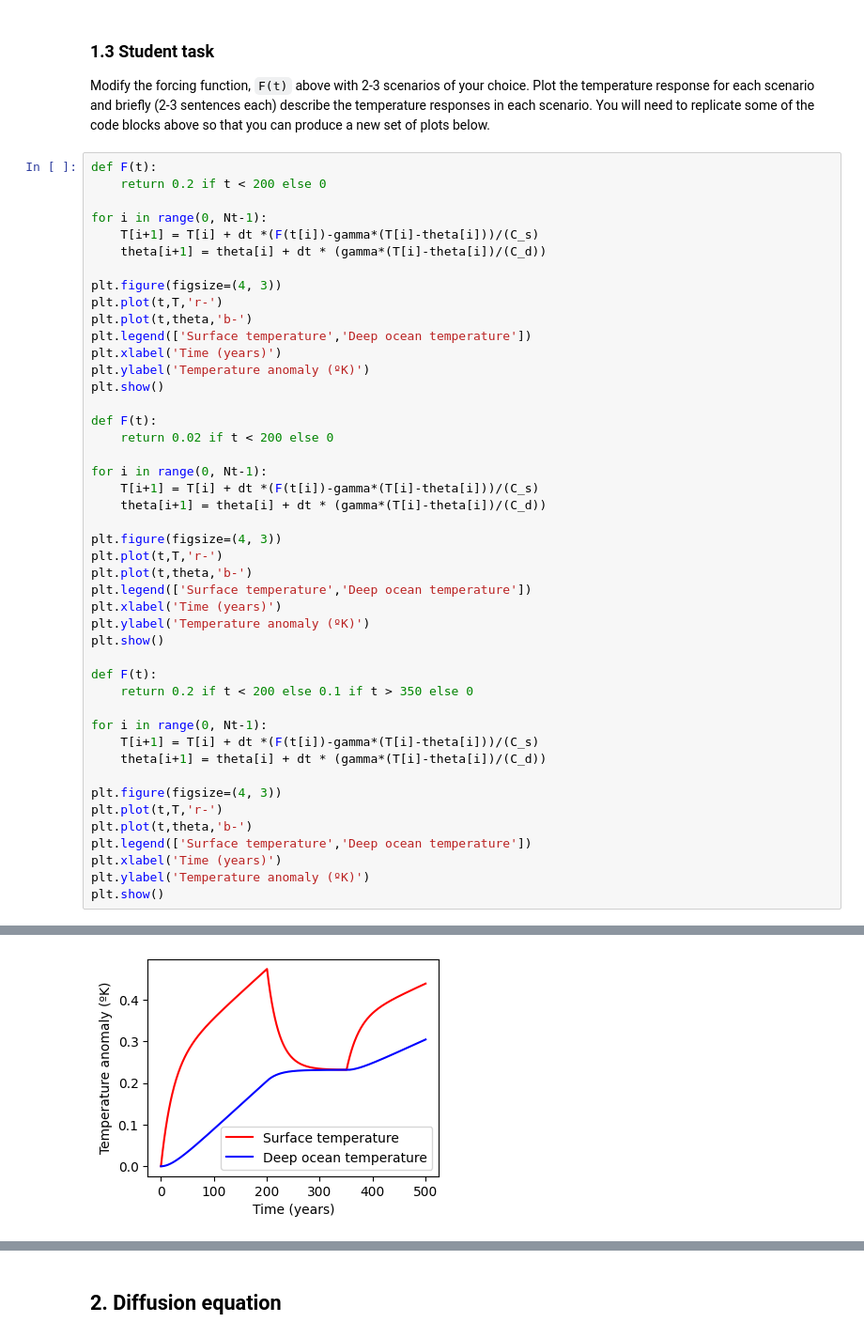
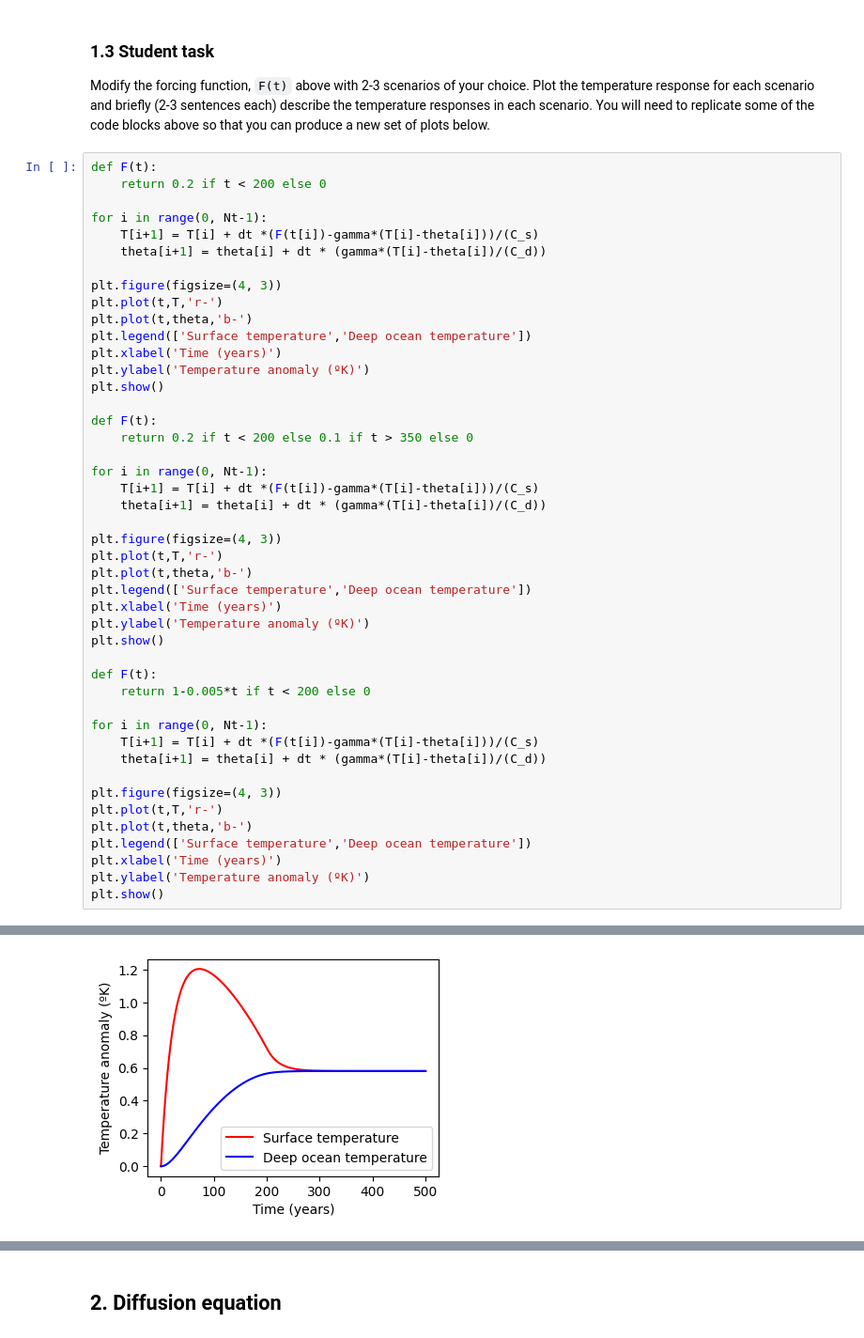
Before and after one commit to isabelgilchristmiller/QCES, a Jupyter notebook: Project1_numerical_methods.ipynb, the cells around one changed output, grey strips where cells are left out. Shown at 94% size. Cells and saved outputs as stored; diff of their text form.

```diff
--- a/Project1_numerical_methods.ipynb
+++ b/Project1_numerical_methods.ipynb
@@ -101,21 +101,6 @@ Modify the forcing function, `F(t)` above with 2-3 scenarios of your choice. Plo
 # %%
 def F(t):
     return 0.2 if t < 200 else 0
-
-for i in range(0, Nt-1):
-    T[i+1] = T[i] + dt *(F(t[i])-gamma*(T[i]-theta[i]))/(C_s)
-    theta[i+1] = theta[i] + dt * (gamma*(T[i]-theta[i])/(C_d))
-
-plt.figure(figsize=(4, 3))
-plt.plot(t,T,'r-')
-plt.plot(t,theta,'b-')
-plt.legend(['Surface temperature','Deep ocean temperature'])
-plt.xlabel('Time (years)')
-plt.ylabel('Temperature anomaly (ºK)')
-plt.show()
-
-def F(t):
-    return 0.02 if t < 200 else 0
 
 for i in range(0, Nt-1):
     T[i+1] = T[i] + dt *(F(t[i])-gamma*(T[i]-theta[i]))/(C_s)
@@ -143,5 +128,20 @@ plt.legend(['Surface temperature','Deep ocean temperature'])
 plt.xlabel('Time (years)')
 plt.ylabel('Temperature anomaly (ºK)')
 plt.show()
+
+def F(t):
+    return 1-0.005*t if t < 200 else 0
+
+for i in range(0, Nt-1):
+    T[i+1] = T[i] + dt *(F(t[i])-gamma*(T[i]-theta[i]))/(C_s)
+    theta[i+1] = theta[i] + dt * (gamma*(T[i]-theta[i])/(C_d))
+
+plt.figure(figsize=(4, 3))
+plt.plot(t,T,'r-')
+plt.plot(t,theta,'b-')
+plt.legend(['Surface temperature','Deep ocean temperature'])
+plt.xlabel('Time (years)')
+plt.ylabel('Temperature anomaly (ºK)')
+plt.show()
 # %% [output]
 [figure]
@@ -149,2 +149,2 @@ plt.show()
-[figure, old version]
+[figure, new version]
 # %% [markdown]
```
Also changed, not shown: parts of 7 cells of this notebook.
